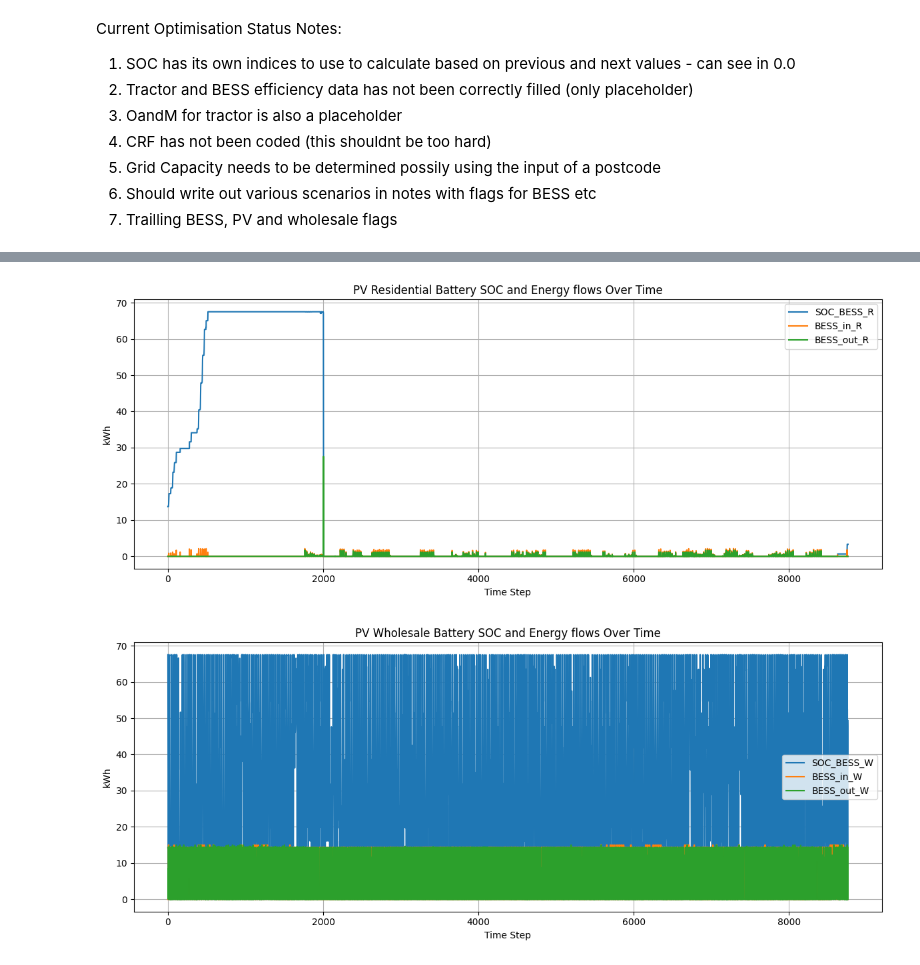
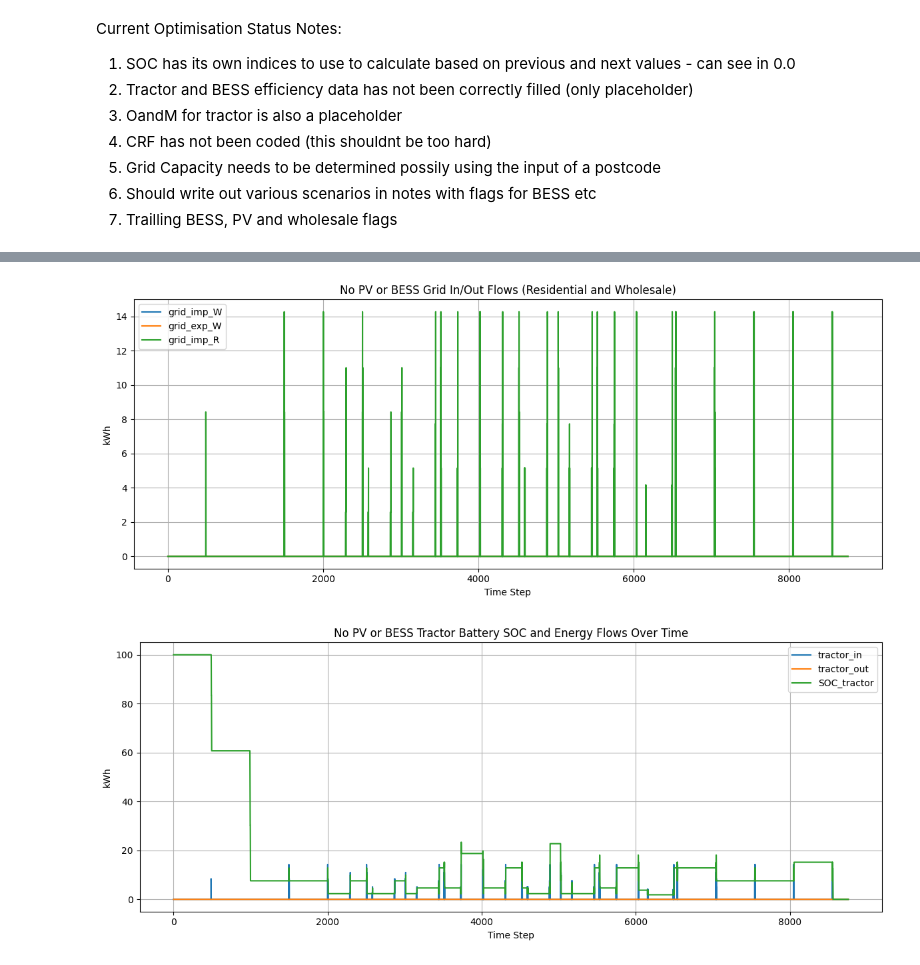
Before and after one commit to chloecasserly/Electrifying-Tractors-for-Farming-and-Electricity-Grid-Integration, a Jupyter notebook: TractorOptimisationv1.ipynb, the cells around one changed output, grey strips where cells are left out. Cells and saved outputs as stored; diff of their text form; code cells hidden in the pictures.

```diff
--- a/TractorOptimisationv1.ipynb
+++ b/TractorOptimisationv1.ipynb
@@ -3,14 +3,14 @@
 # %%
 # User Input for Optimisation --------------------------------------------------
 # Scenario inputs (0 or 1)
-pv = 1
-bess_R = 1
+pv = 0
+bess_R = 0
 bess_W = 0
 capex = 1
 fcas = 0
 
 # Prints name to output graphs
-name = 'PV'
+name = "No PV or BESS"
 # %%
 from google.colab import files;
 uploaded = files.upload()
@@ -428,33 +414,36 @@ print("Total time to solve optimisation:",(t1-t0),'s')
 # %%
 from pyomo.environ import value
 import matplotlib.pyplot as plt
-name = 'PV and BESS R and CAPEX'
 # Extract time steps (x-axis)
 timesteps = list(modelv1.T)
 
-plt.figure(figsize=(12, 5))
-plt.plot(timesteps, [value(modelv1.SOC_BESS_R[t]) for t in timesteps], label='SOC_BESS_R')
-plt.plot(timesteps, [value(modelv1.BESS_in_R[t]) for t in timesteps], label='BESS_in_R')
-plt.plot(timesteps, [value(modelv1.BESS_out_R[t]) for t in timesteps], label='BESS_out_R')
-plt.xlabel('Time Step')
-plt.ylabel('kWh')
-plt.title(f'{name} Residential Battery SOC and Energy flows Over Time')
-plt.legend()
-plt.grid(True)
-plt.tight_layout()
-plt.show()
+if bess_R == 1:
+  plt.figure(figsize=(12, 5))
+  plt.plot(timesteps, [value(modelv1.SOC_BESS_R[t]) for t in timesteps], label='SOC_BESS_R')
+  plt.plot(timesteps, [value(modelv1.BESS_in_R[t]) for t in timesteps], label='BESS_in_R')
+  plt.plot(timesteps, [value(modelv1.BESS_out_R[t]) for t in timesteps], label='BESS_out_R')
+  plt.xlabel('Time Step')
+  plt.ylabel('kWh')
+  plt.title(f'{name} Residential Battery SOC and Energy flows Over Time')
+  plt.legend()
+  plt.grid(True)
+  plt.tight_layout()
+  plt.show()
 
-plt.figure(figsize=(12, 5))
-plt.plot(timesteps, [value(modelv1.SOC_BESS_W[t]) for t in timesteps], label='SOC_BESS_W')
-plt.plot(timesteps, [value(modelv1.BESS_in_W[t]) for t in timesteps], label='BESS_in_W')
-plt.plot(timesteps, [value(modelv1.BESS_out_W[t]) for t in timesteps], label='BESS_out_W')
-plt.xlabel('Time Step')
-plt.ylabel('kWh')
-plt.title(f'{name} Wholesale Battery SOC and Energy flows Over Time')
-plt.legend()
-plt.grid(True)
-plt.tight_layout()
-plt.show()
+
+if bess_W == 1:
+  plt.figure(figsize=(12, 5))
+  plt.plot(timesteps, [value(modelv1.SOC_BESS_W[t]) for t in timesteps], label='SOC_BESS_W')
+  plt.plot(timesteps, [value(modelv1.BESS_in_W[t]) for t in timesteps], label='BESS_in_W')
+  plt.plot(timesteps, [value(modelv1.BESS_out_W[t]) for t in timesteps], label='BESS_out_W')
+  plt.xlabel('Time Step')
+  plt.ylabel('kWh')
+  plt.title(f'{name} Wholesale Battery SOC and Energy flows Over Time')
+  plt.legend()
+  plt.grid(True)
+  plt.tight_layout()
+  plt.show()
+
 
 plt.figure(figsize=(12, 5))
 plt.plot(timesteps, [value(modelv1.grid_imp_W[t]) for t in timesteps], label='grid_imp_W')
@@ -464,42 +453,43 @@ plt.xlabel('Time Step')
 plt.ylabel('kWh')
 plt.title(f'{name} Grid In/Out Flows (Residential and Wholesale)')
 plt.legend()
 plt.grid(True)
 plt.tight_layout()
 plt.show()
 
 plt.figure(figsize=(12, 5))
 plt.plot(timesteps, [value(modelv1.tractor_in[t]) for t in timesteps], label='tractor_in')
 plt.plot(timesteps, [value(modelv1.tractor_out[t]) for t in timesteps], label='tractor_out')
 plt.plot(timesteps, [value(modelv1.SOC_tractor[t]) for t in timesteps], label='SOC_tractor')
 plt.xlabel('Time Step')
 plt.ylabel('kWh')
 plt.title(f'{name} Tractor Battery SOC and Energy Flows Over Time')
 plt.legend()
 plt.grid(True)
 plt.tight_layout()
 plt.show()
 
-plt.figure(figsize=(12, 5))
-plt.plot(timesteps, [value(modelv1.PV_W[t]) for t in timesteps], label='PV_W')
-plt.plot(timesteps, [value(modelv1.PV_R[t]) for t in timesteps], label='PV_R')
-plt.xlabel('Time Step')
-plt.ylabel('kWh')
-plt.title(f'{name} PV Energy Flows Over Time')
-plt.legend()
-plt.grid(True)
-plt.tight_layout()
-plt.show()
+if pv == 1:
+  plt.figure(figsize=(12, 5))
+  plt.plot(timesteps, [value(modelv1.PV_W[t]) for t in timesteps], label='PV_W')
+  plt.plot(timesteps, [value(modelv1.PV_R[t]) for t in timesteps], label='PV_R')
+  plt.xlabel('Time Step')
+  plt.ylabel('kWh')
+  plt.title(f'{name} PV Energy Flows Over Time')
+  plt.legend()
+  plt.grid(True)
+  plt.tight_layout()
+  plt.show()
 
 plt.figure(figsize=(12, 5))
 plt.plot(timesteps, [value(modelv1.farm[t]) for t in timesteps], label='farm')
 plt.xlabel('Time Step')
 plt.ylabel('kWh')
 plt.title(f'{name} Farm Energy Flows Over Time')
 plt.legend()
 plt.grid(True)
 plt.tight_layout()
 plt.show()
 # %% [output]
-[figure, old version]
+[figure, new version]
-[figure, old version]
+[figure, new version]
```
Also changed, not shown: parts of 7 cells of this notebook.
